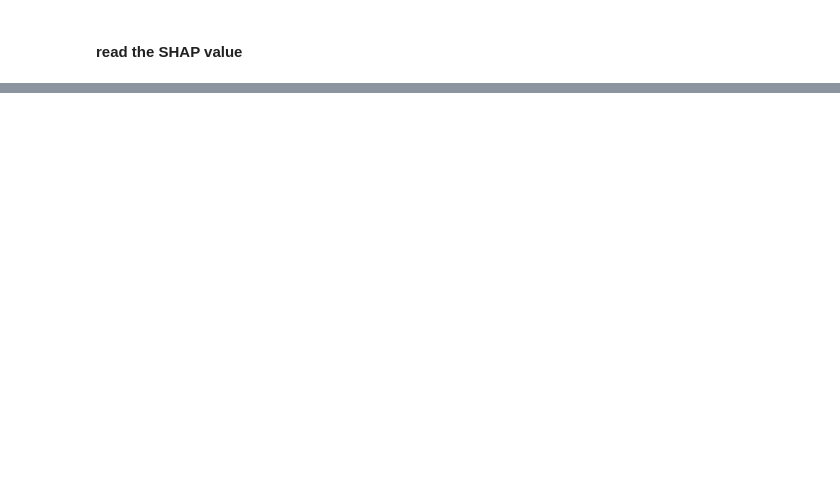
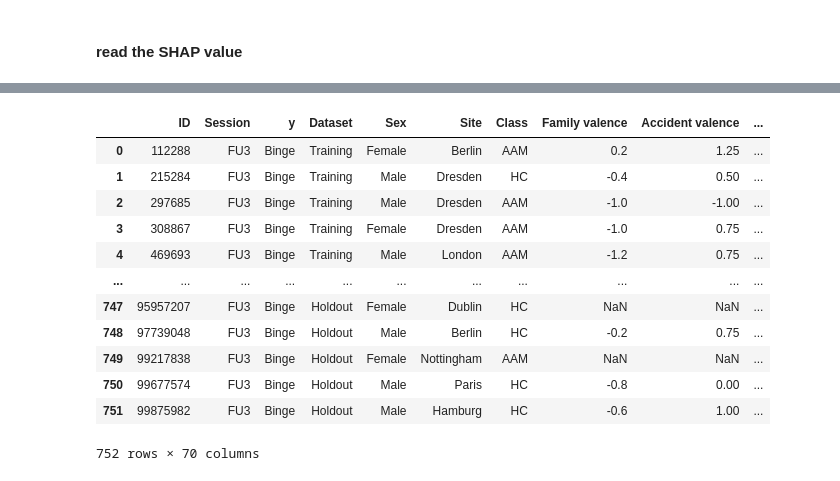
Before and after one commit to jihoonkim2100/imagen_post_hoc_analysis, a Jupyter notebook: post-hoc_preprocessing.ipynb, the cells around one changed output, grey strips where cells are left out. Cells and saved outputs as stored; diff of their text form; code cells hidden in the pictures; blank space fills up the shorter version.

```diff
--- a/post-hoc_preprocessing.ipynb
+++ b/post-hoc_preprocessing.ipynb
@@ -296,0 +547,10 @@ DF_SHAP
+# %%
+# HDF5
+HDF5 = posthoc.read_HDF5('all_Binge.csv')
+# INSTRUMENT
+INST = posthoc.read_INSTRUMENT('IMAGEN_INSTRUMENT.csv')
+# %%
+# FU3
+HDF5_FU3 = HDF5.groupby('Session').get_group('FU3')
+INST_FU3 = INST.groupby('Session').get_group('FU3')
+SS_FU3 = pd.merge(HDF5_FU3,INST_FU3, on=['ID','Session'], how='left')
@@ -296,0 +577,19 @@ DF_SHAP
+# %%
+SS_FU3_Col = list(SS_FU3.columns[:66])+list(SS_FU3.columns[67:70])+list(SS_FU3.columns[71:])
+# %%
+SS = SS_FU3[SS_FU3_Col]
+SS
+# %% [output]
+|  | ID | Session | y | Dataset | Sex | Site | Class | Family valence | Accident valence | ... |
+| 0 | 112288 | FU3 | Binge | Training | Female | Berlin | AAM | 0.2 | 1.25 | ... |
+| 1 | 215284 | FU3 | Binge | Training | Male | Dresden | HC | -0.4 | 0.50 | ... |
+| 2 | 297685 | FU3 | Binge | Training | Male | Dresden | AAM | -1.0 | -1.00 | ... |
+| 3 | 308867 | FU3 | Binge | Training | Female | Dresden | AAM | -1.0 | 0.75 | ... |
+| 4 | 469693 | FU3 | Binge | Training | Male | London | AAM | -1.2 | 0.75 | ... |
+| ... | ... | ... | ... | ... | ... | ... | ... | ... | ... | ... |
+| 747 | 95957207 | FU3 | Binge | Holdout | Female | Dublin | HC | NaN | NaN | ... |
+| 748 | 97739048 | FU3 | Binge | Holdout | Male | Berlin | HC | -0.2 | 0.75 | ... |
+| 749 | 99217838 | FU3 | Binge | Holdout | Female | Nottingham | AAM | NaN | NaN | ... |
+| 750 | 99677574 | FU3 | Binge | Holdout | Male | Paris | HC | -0.8 | 0.00 | ... |
+| 751 | 99875982 | FU3 | Binge | Holdout | Male | Hamburg | HC | -0.6 | 1.00 | ... |
+752 rows × 70 columns
```
Also changed, not shown: parts of 40 cells of this notebook, 5 other files.
